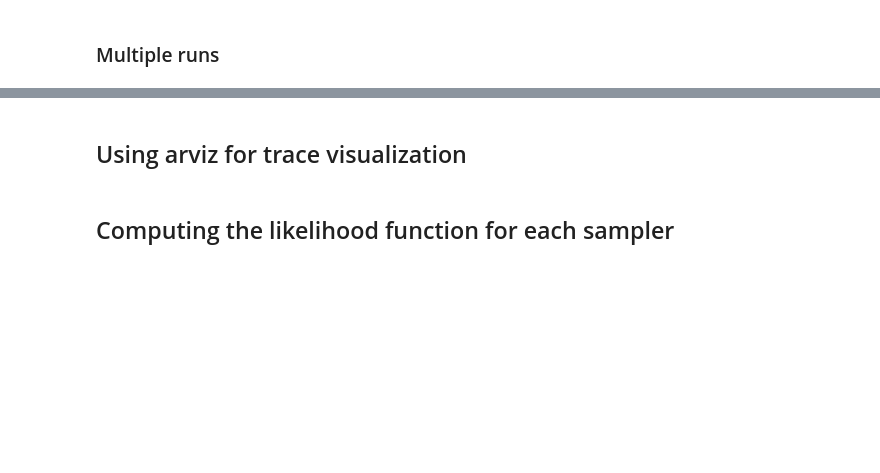
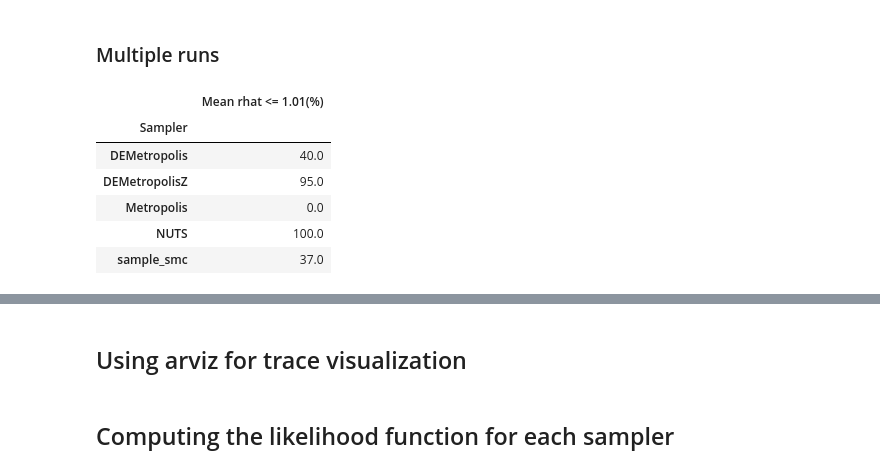
Before and after one commit to adialloaziz/mcmc-comparison, a Jupyter notebook: mcmc_Calibration.ipynb, the cells around one changed output, grey strips where cells are left out. Saved outputs shown, nothing was run; the diff lists cells and outputs as text; code cells hidden in the pictures; blank space fills up the shorter version.

```diff
--- a/mcmc_Calibration.ipynb
+++ b/mcmc_Calibration.ipynb
@@ -249,8 +252,10 @@ all_results[sampler.__name__] = cal.multirun(
     sampler,
     draws = 2000,
     tune = 1000,
+    chains=4,
+    cores=4,
     bcm_model = bcm_model_1,
-    n_iterations = 10,
+    n_iterations = 100,
     n_jobs = 2,
-    initial_params = init_vals
+    initial_params = init_vals_nuts
     )
@@ -261,3 +262,18 @@ all_results["NUTS"]
+# %%
+df = pd.concat(all_results)
+df["Trace"]
+# %%
+summaries_mean, prcnt_succ = group_summary(df)
+# %%
+prcnt_succ
+# %% [output]
+|  | Mean rhat <= 1.01(%) |
+| Sampler |  |
+| DEMetropolis | 40.0 |
+| DEMetropolisZ | 95.0 |
+| Metropolis | 0.0 |
+| NUTS | 100.0 |
+| sample_smc | 37.0 |
 # %%
 sampler = pm.DEMetropolis
 all_results[sampler.__name__] = cal.multirun(
```
Also changed, not shown: parts of 72 cells of this notebook, 10 other files.
